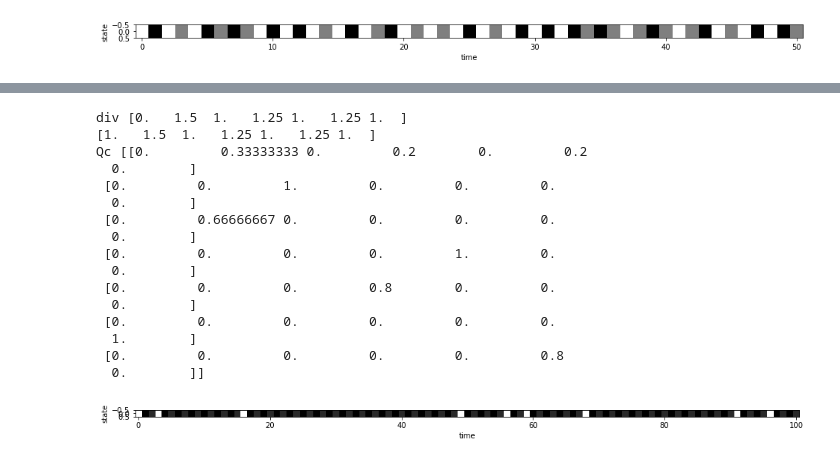
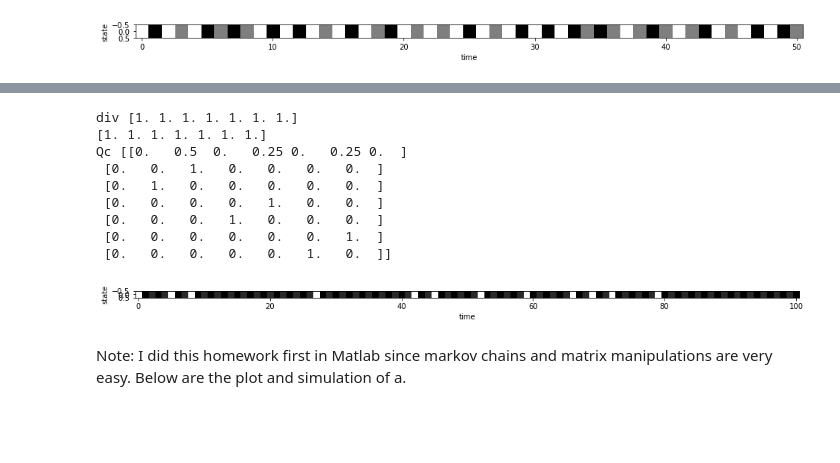
Before and after one commit to jwc0mbs3/eep502, a Jupyter notebook: combs_HW_07_Graphs_Due_12_12.ipynb, the cells around one changed output, grey strips where cells are left out. Cells and saved outputs as stored; diff of their text form; code cells hidden in the pictures; blank space fills up the shorter version.

```diff
--- a/combs_HW_07_Graphs_Due_12_12.ipynb
+++ b/combs_HW_07_Graphs_Due_12_12.ipynb
@@ -404,56 +406,51 @@ Pc = np.array([[0.0, 0.5, 0.0, 0.25, 0.0, 0.25, 0.0],
 states = {0: '0', 1: '1', 2: '2', 3: '3', 4: '4', 5:'5', 6: '6'}
 # calculate Q matrix where the sum of each row is 1 and each value is between 0 and 1
 
-div = np.sum(Pc, axis = 0) # the is the sum of all of the columns of the count data matrix
+div = np.sum(Pc, axis = 1) # the is the sum of all of the columns of the count data matrix
 print('div', div)
 for k in range(0, len(div)): # if there is a zero column, to avoid nan, set that value to 1 for cal. does not impact transition matrix data
     if div[k] == 0:
         div[k] = 1
 print(div)
 Qc = Pc/div # divide each column element wise by sum of the column
 Qc = np.where(np.isnan(Qc), 0, Qc)
 print('Qc', Qc)
 
 def hw7aMarkovChain(n):
     new = []
     start_state = 0
     new.append(start_state)
 
     for i in range(0,n):
         current_state = new[i]
         probs = Qc[:, current_state]
         sampleList = np.linspace(0, len(probs) - 1, len(probs))
         next_state = random.choices(sampleList, weights = probs, k = 1)
         next_state = int(next_state[0])
         new.append(next_state)
     return new
 
 trajectory = hw7aMarkovChain(100)
 
 trajectory = np.matrix(trajectory)
 
 fig,ax = plt.subplots(1,1,figsize=(16,5))
 ax.imshow(trajectory,cmap="gray_r")
 ax.set_xlabel("time")
 ax.set_ylabel("state");
 # %% [output]
-div [0.   1.5  1.   1.25 1.   1.25 1.  ]
-[1.   1.5  1.   1.25 1.   1.25 1.  ]
-Qc [[0.         0.33333333 0.         0.2        0.         0.2
-  0.        ]
- [0.         0.         1.         0.         0.         0.
-  0.        ]
- [0.         0.66666667 0.         0.         0.         0.
-  0.        ]
- [0.         0.         0.         0.         1.         0.
-  0.        ]
- [0.         0.         0.         0.8        0.         0.
-  0.        ]
- [0.         0.         0.         0.         0.         0.
-  1.        ]
- [0.         0.         0.         0.         0.         0.8
-  0.        ]]
+div [1. 1. 1. 1. 1. 1. 1.]
+[1. 1. 1. 1. 1. 1. 1.]
+Qc [[0.   0.5  0.   0.25 0.   0.25 0.  ]
+ [0.   0.   1.   0.   0.   0.   0.  ]
+ [0.   1.   0.   0.   0.   0.   0.  ]
+ [0.   0.   0.   0.   1.   0.   0.  ]
+ [0.   0.   0.   1.   0.   0.   0.  ]
+ [0.   0.   0.   0.   0.   0.   1.  ]
+ [0.   0.   0.   0.   0.   1.   0.  ]]
-[figure, old version]
+[figure, new version]
+# %% [markdown]
+Note: I did this homework first in Matlab since markov chains and matrix manipulations are very easy. Below are the plot and simulation of a.
 # %% [markdown]
 <img src="networkGraphC_withStates.png" alt="networkGraphC_withStates" width="200"/>
 <img src="simplotC.png" alt="simplotC" width="200"/>
```
Also changed, not shown: parts of 3 cells of this notebook.
